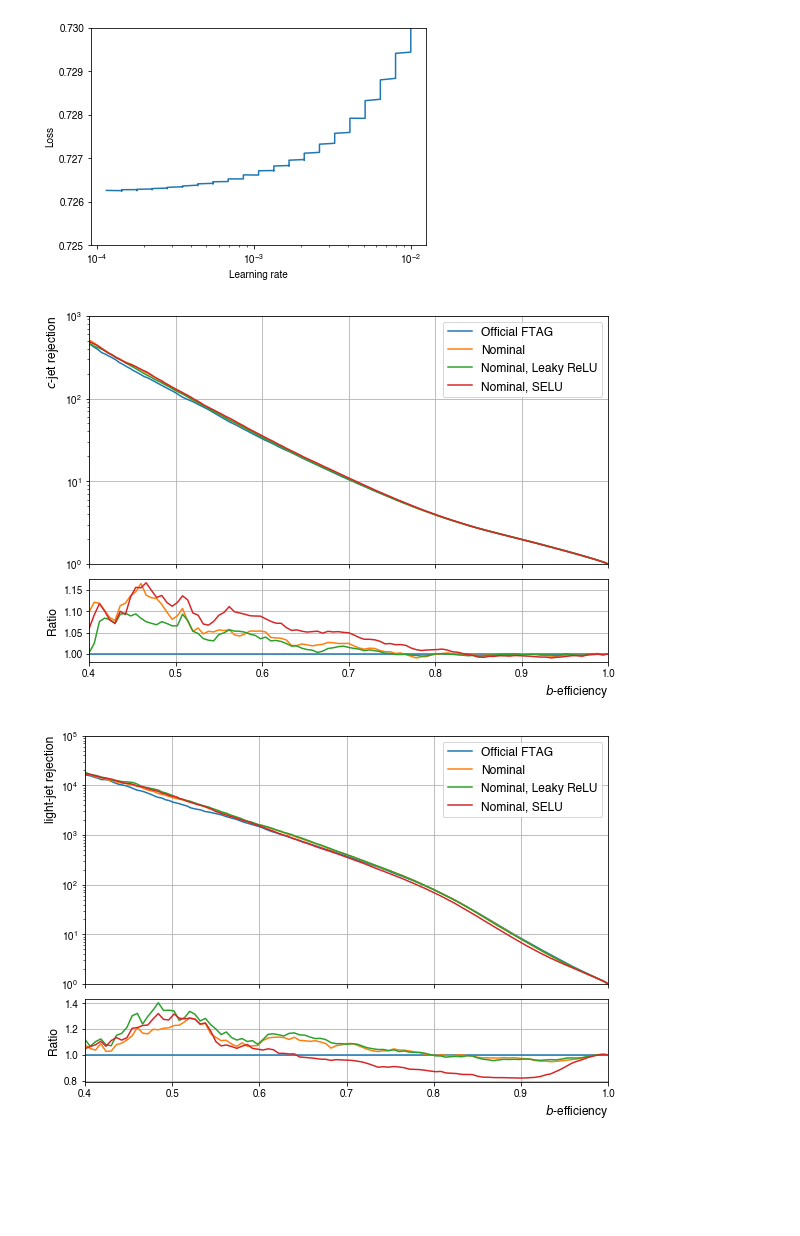
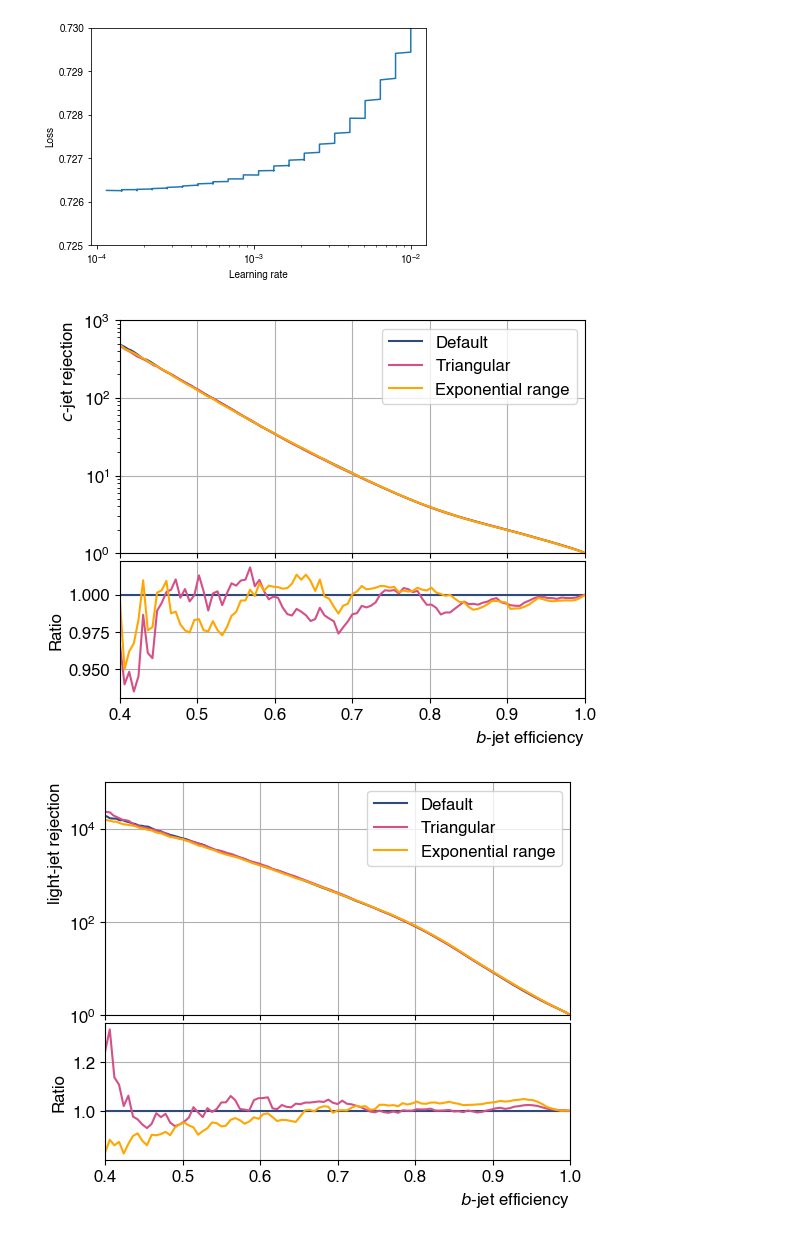
Before and after one commit to ava-lee/TrackingAnalysis, a Jupyter notebook: plotNNROCs.ipynb, the cells around one changed output. Cells and saved outputs as stored; diff of their text form; code cells hidden in the pictures; blank space fills up the shorter version.

```diff
--- a/plotNNROCs.ipynb
+++ b/plotNNROCs.ipynb
@@ -36,10 +34,10 @@ class NNPlots:
         self.xmin = xmin
 
         self.model_styles = {
-            'nom': ["#000000", "Default"],
-            'nom-leaky': ["#1f77b4", "Leaky ReLU"],
-            'nom-CLR': ["#7373c6", "Triangular"],
-            'nom-expCLR': ["#f25396", "Exponential range"],
+            'nom': ["#2f4b7c", "Default"],
+            'nom-leaky': ["#f95d6a", "Leaky ReLU"],
+            'nom-CLR': ["#d45087", "Triangular"],
+            'nom-expCLR': ["#ffa600", "Exponential range"],
         }
 
     def get_rej_values(self):
@@ -54,7 +52,7 @@ class NNPlots:
         return roc_values_dict
 
 
-    def configure_plot(self, jet, width=600, height=400, label_size=12, my_dpi=100):
+    def configure_plot(self, jet, width=600, height=500, label_size=12, my_dpi=100):
         plt.rcParams['pdf.fonttype'] = 42
         plt.rcParams['xtick.labelsize'] = label_size
         plt.rcParams['ytick.labelsize'] = label_size
@@ -64,7 +62,7 @@ class NNPlots:
         ax1 = fig.add_subplot(gs[:5, 0])
         ax2 = fig.add_subplot(gs[5:, 0], sharex=ax1)
 
-        ax2.set_xlabel('$b$-efficiency', horizontalalignment='right', x=1.0)
+        ax2.set_xlabel('$b$-jet efficiency', horizontalalignment='right', x=1.0)
         if jet == "c":
             ax1.set_ylabel('$c$-jet rejection',  horizontalalignment='right', y=1.0)
         if jet == "u":
@@ -75,9 +73,6 @@ class NNPlots:
         ax1.grid()
         plt.setp(ax1.get_xticklabels(), visible=False)
 
-        if self.text is not None:
-            ax1.text(**self.text, transform=ax1.transAxes)
-
         # Set the axes to be the same as those used in the pub note
         ax1.set_xlim(self.xmin, 1)
         ax2.set_xlim(self.xmin, 1)
@@ -87,22 +82,23 @@ class NNPlots:
         return ax1, ax2
 
 
-    def plot_ROCs(self, roc_values_dict, leg_size=12):
+    def plot_ROCs(self, leg_size=12):
         roc_values_dict = self.get_rej_values()
         x = roc_values_dict["beff"]
         x2 = np.linspace(self.xmin, 1, 101)
 
         for jet in ['c', 'u']:
-            figname += 'ROC_' + jet + 'rej'
+            figname = 'ROC_' + jet + 'rej'
             ax1, ax2 = self.configure_plot(jet)
 
             for model in self.models:
+                figname += '_' + model
                 y = roc_values_dict[model + '_' + jet + 'rej']
                 ax1.plot(x, y, color=self.model_styles[model][0], label=self.model_styles[model][1])
 
                 # Approximate function using x and y -> interpolate x2 values using f
                 f = pchip(x, y)
-                if model == 'default': #'nom'
+                if model == self.baseline_model:
                     f0 = f
                     ratio = np.ones(len(x2))
                 else:
@@ -111,8 +107,9 @@ class NNPlots:
                 ax2.plot(x2, ratio, linewidth=1.5, color=self.model_styles[model][0])
             ax1.legend(loc='best', fontsize=leg_size)
             plt.savefig(self.out_dir + figname + ".pdf", bbox_inches='tight', pad_inches=0.04)
-# %%
-NNPlots(['nom', 'nom-leaky'], [77, 77]).plot_ROCs()
-# %% [output]
-[figure, removed]
-[figure, removed]
+# %%
+#NNPlots(['nom', 'nom-leaky'], [87, 87]).plot_ROCs()
+NNPlots(['nom', 'nom-CLR', 'nom-expCLR'], [87, 53, 26]).plot_ROCs()
+# %% [output]
+[figure, added]
+[figure, added]
```
Also changed, not shown: parts of 1 cell of this notebook, 2 other files.
